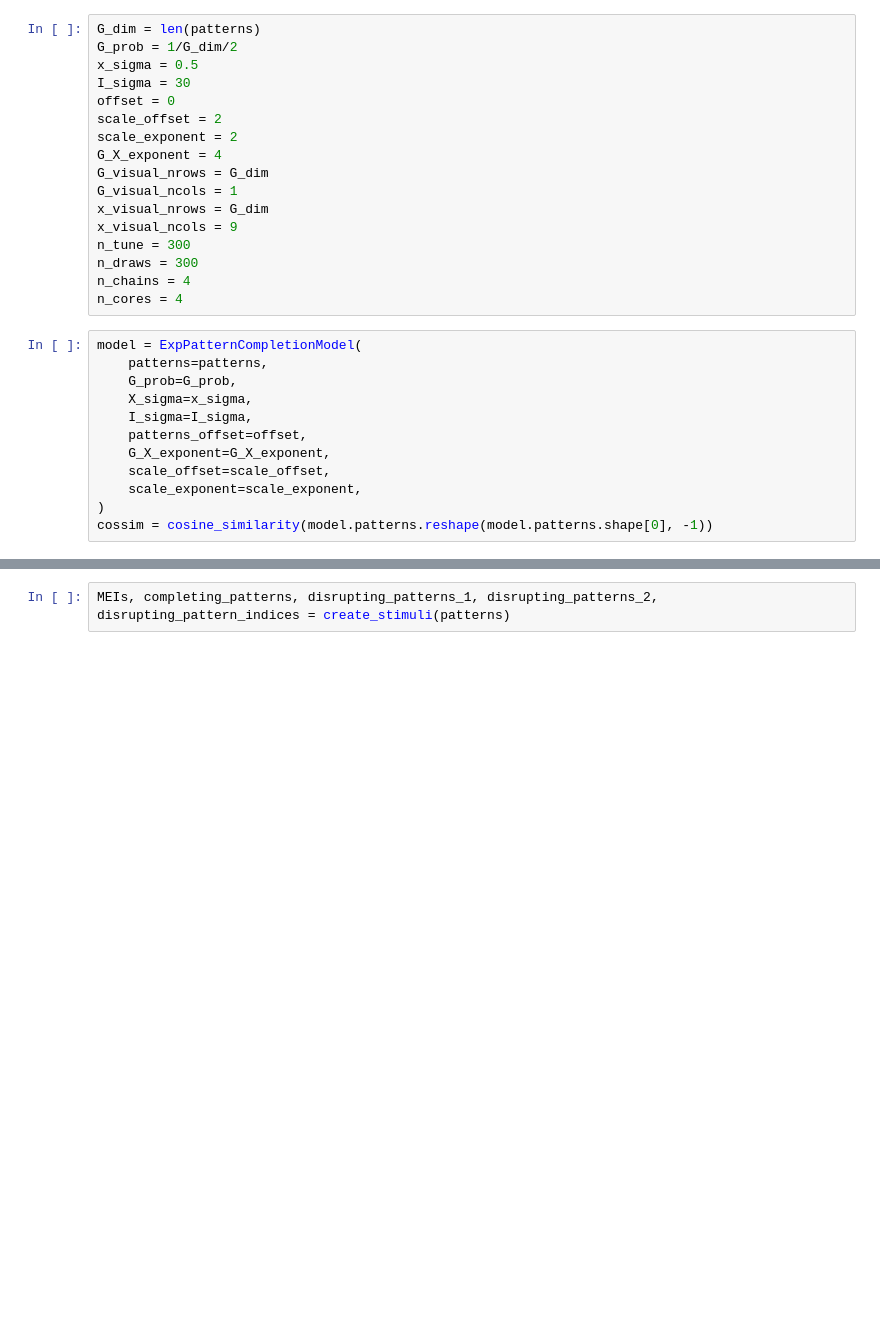
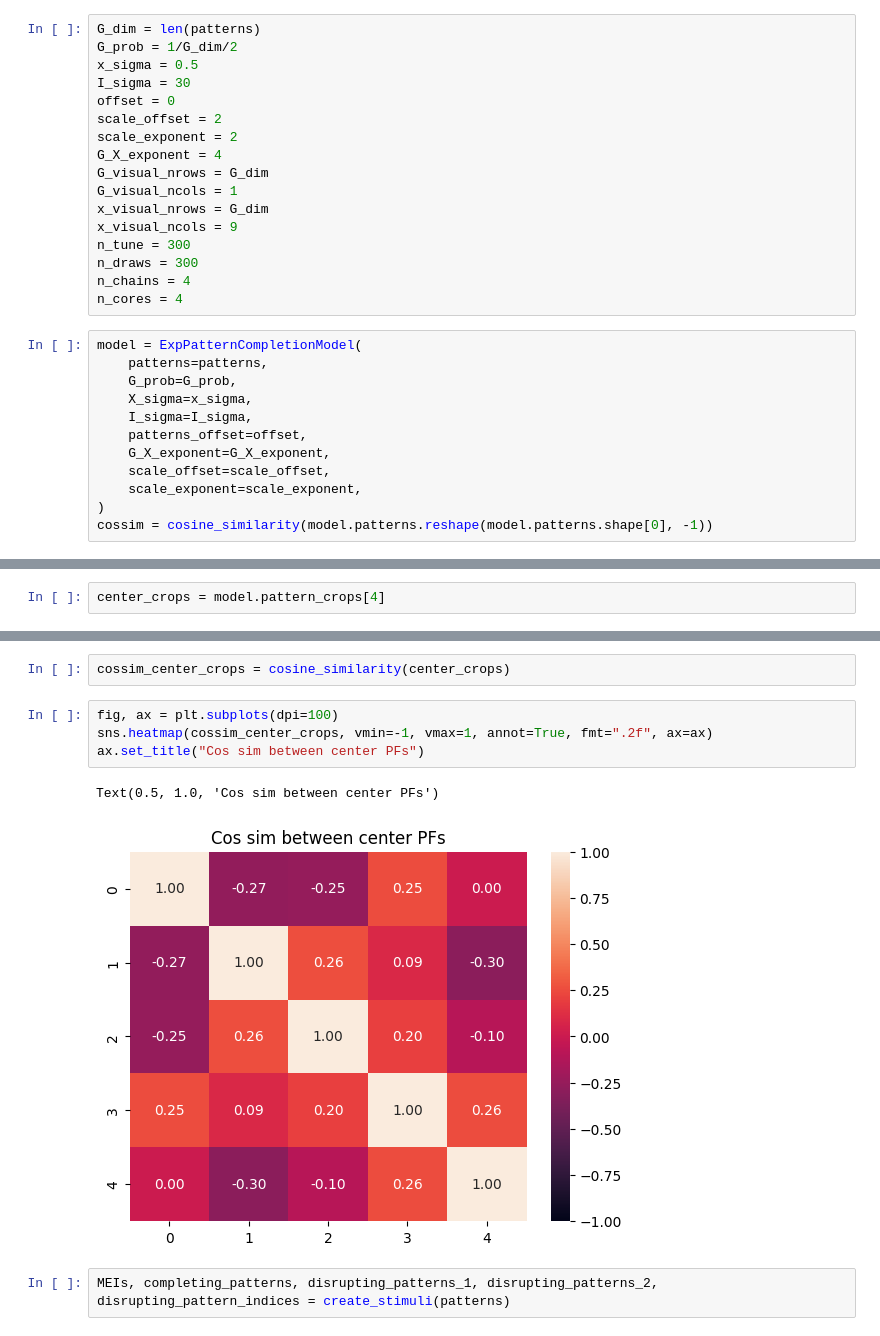
Before and after one commit to suhasshrinivasan/probabilistic-center-surround, a Jupyter notebook: experiments/exc_driven_model/focused_images_exponential.ipynb, the cells around one changed output, grey strips where cells are left out. Saved outputs shown, nothing was run; the diff lists cells and outputs as text; blank space fills up the shorter version.

```diff
--- a/experiments/exc_driven_model/focused_images_exponential.ipynb
+++ b/experiments/exc_driven_model/focused_images_exponential.ipynb
@@ -79,0 +84,2 @@ Text(0.5, 1.0, 'Cos sim between assigned Gs')
+# %%
+center_crops = model.pattern_crops[4]
@@ -80,3 +90,12 @@ Text(0.5, 1.0, 'Cos sim between assigned Gs')
+# %%
+cossim_center_crops = cosine_similarity(center_crops)
+# %%
+fig, ax = plt.subplots(dpi=100)
+sns.heatmap(cossim_center_crops, vmin=-1, vmax=1, annot=True, fmt=".2f", ax=ax)
+ax.set_title("Cos sim between center PFs")
+# %% [output]
+Text(0.5, 1.0, 'Cos sim between center PFs')
+[figure, added]
 # %%
 MEIs, completing_patterns, disrupting_patterns_1, disrupting_patterns_2, disrupting_pattern_indices = create_stimuli(patterns)
 # %%
```
Also changed, not shown: parts of 6 cells of this notebook, 2 other files.
